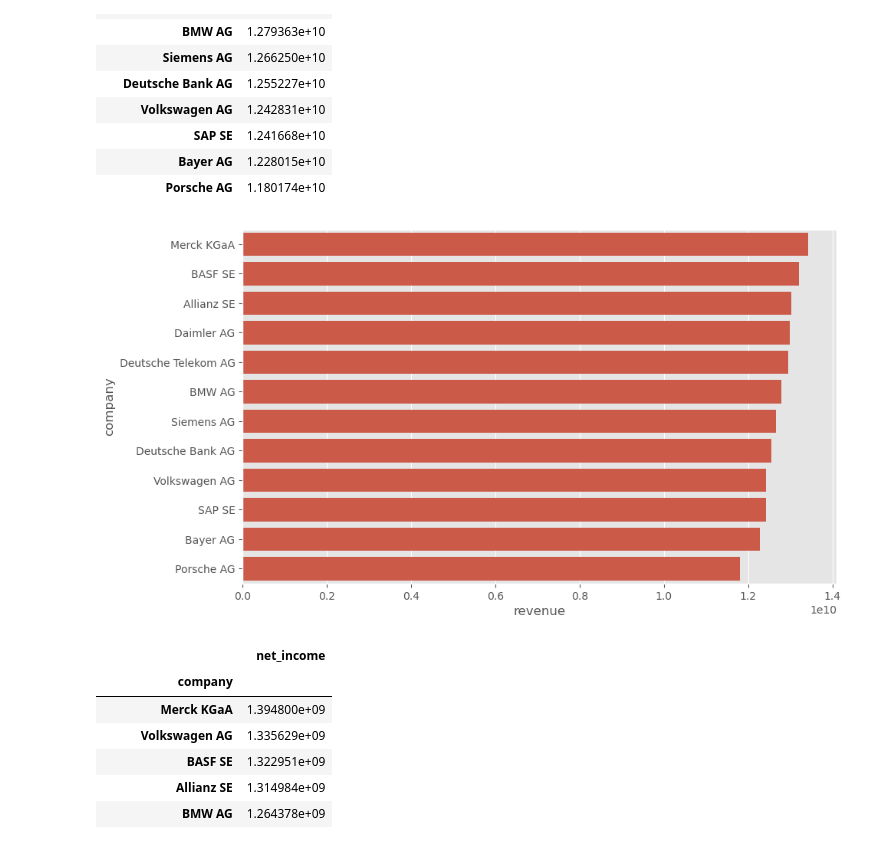
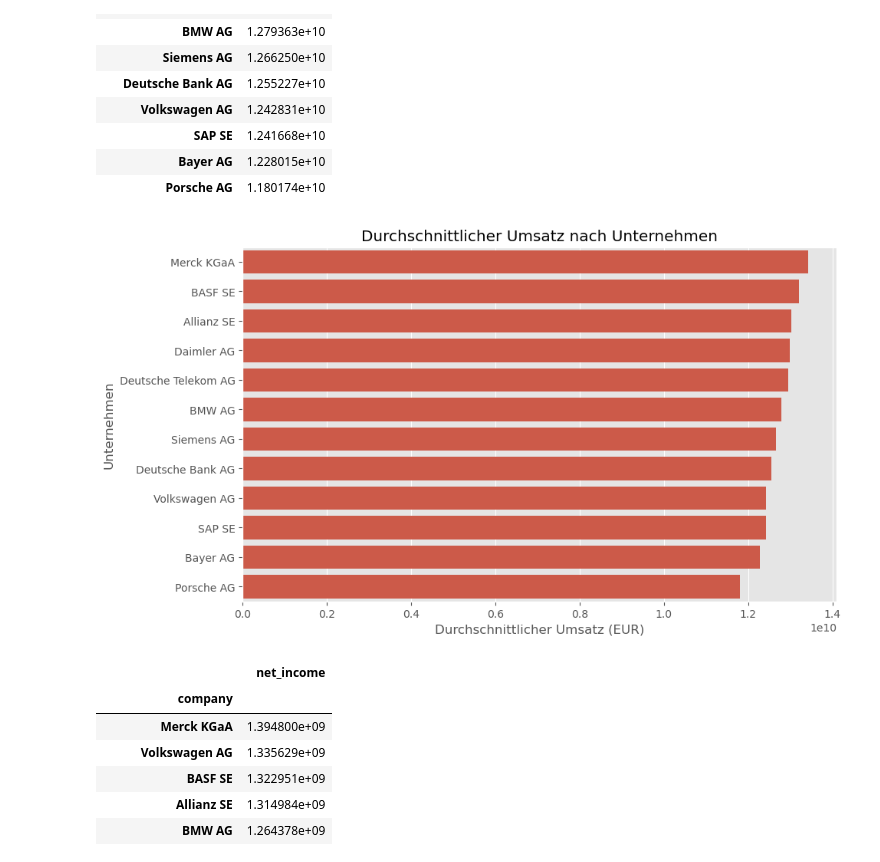
Before and after one commit to ozbakislar/top-german-companies-eda, a Jupyter notebook: notebooks/top_12_german_companies_eda_de.ipynb, the cells around one changed output. Saved outputs shown, nothing was run; the diff lists cells and outputs as text; code cells hidden in the pictures.

Commit message:
Explorative Datenanalyse der führenden deutschen Unternehmen mit Python

```diff
--- a/notebooks/top_12_german_companies_eda_de.ipynb
+++ b/notebooks/top_12_german_companies_eda_de.ipynb
@@ -680,9 +680,13 @@ df.groupby('company')[['revenue']].mean().sort_values('revenue', ascending=False
 # %%
 sns.barplot(data=df.groupby('company')['revenue'].mean().sort_values(ascending=False).reset_index(), x='revenue', y='company')
 
+plt.xlabel('Durchschnittlicher Umsatz (EUR)')
+plt.ylabel('Unternehmen')
+plt.title('Durchschnittlicher Umsatz nach Unternehmen')
+
 plt.show()
 # %% [output]
-[figure, old version]
+[figure, new version]
 # %%
 df.groupby('company')[['net_income']].mean().sort_values('net_income', ascending=False)
 # %% [output]
```
Also changed, not shown: parts of 19 cells of this notebook, 1 other file.
